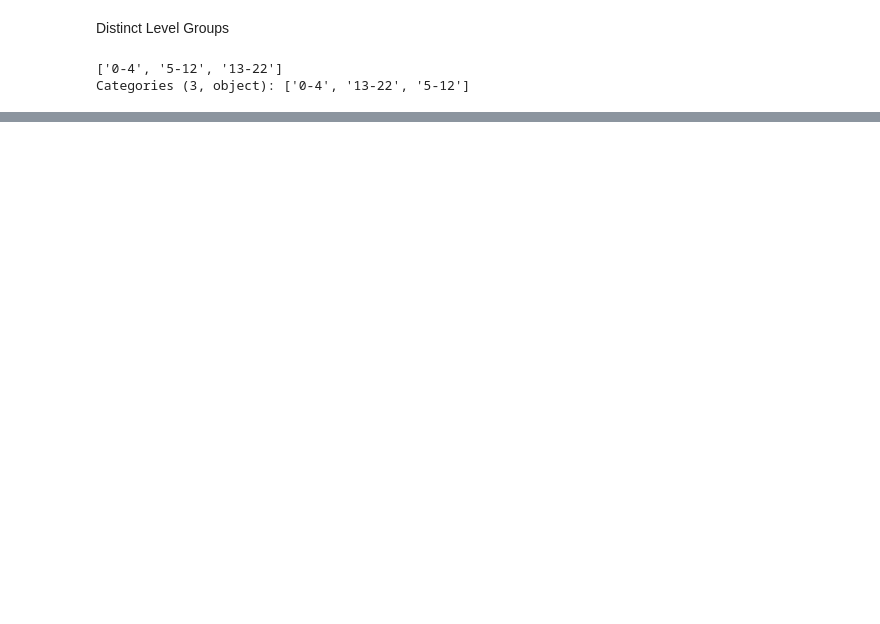
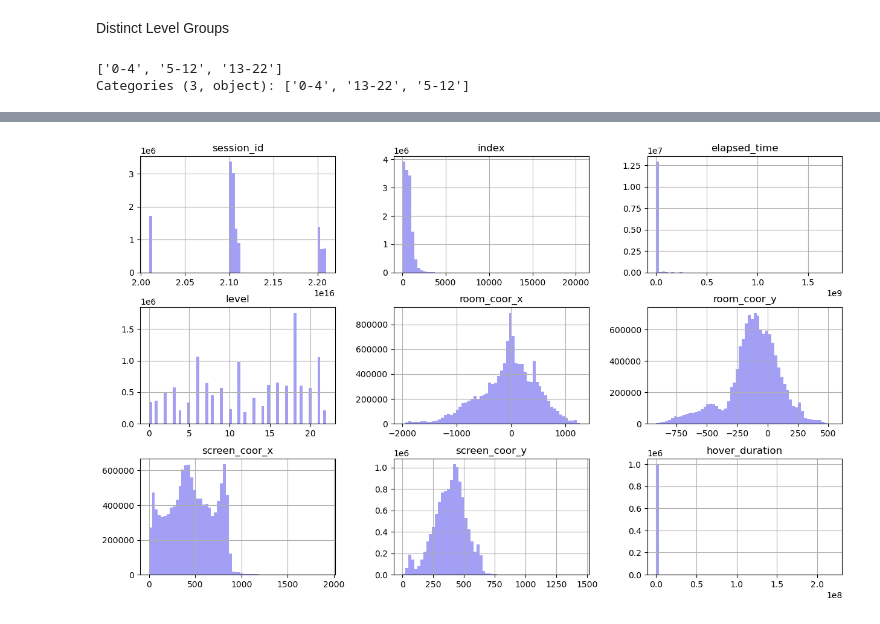
Before and after one commit to javihm77/Data-Science, a Jupyter notebook: students-performance-eda-chapu.ipynb, the cells around one changed output, grey strips where cells are left out. Cells and saved outputs as stored; diff of their text form; code cells hidden in the pictures; blank space fills up the shorter version.

```diff
--- a/students-performance-eda-chapu.ipynb
+++ b/students-performance-eda-chapu.ipynb
@@ -103,0 +144,5 @@ Categories (3, object): ['0-4', '13-22', '5-12']
+# %%
+train.hist(bins=60, figsize=(15,9),color=gcolor);
+plt.show()
+# %% [output]
+[figure, added]
```
Also changed, not shown: parts of 8 cells of this notebook.
